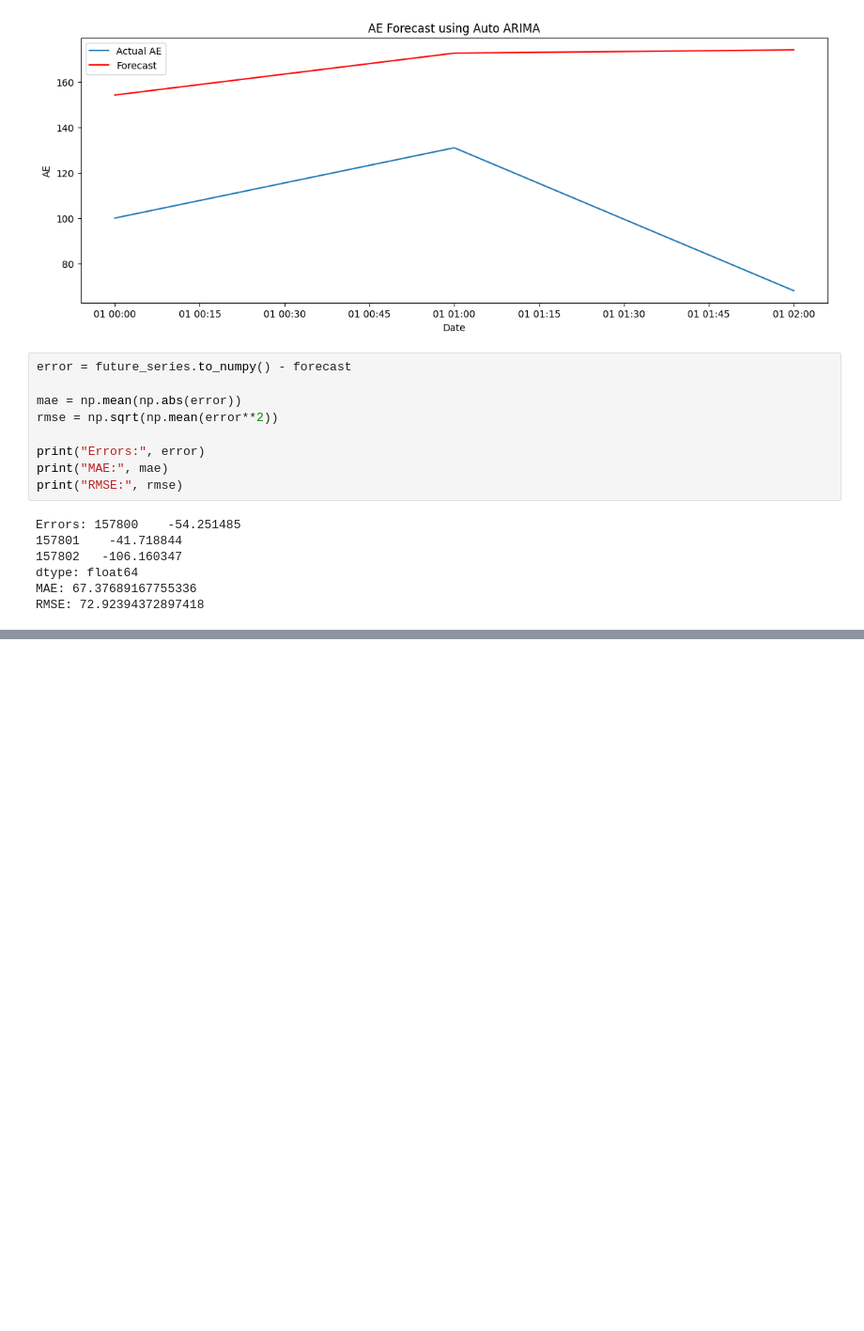
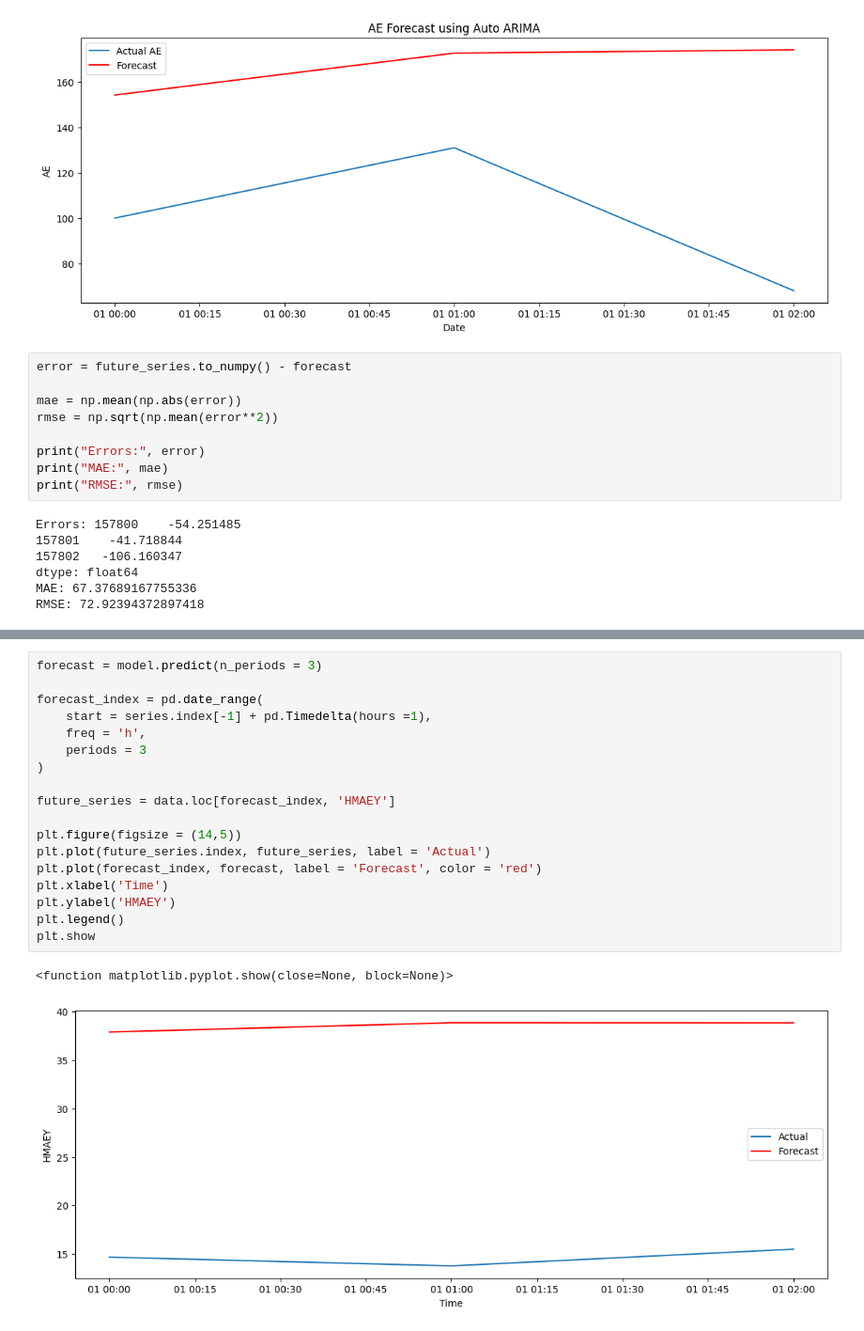
Before and after one commit to GMD-ROSS/Perturbed-Input, a Jupyter notebook: notebooks/Space_Weather_Workbook.ipynb, the cells around one changed output, grey strips where cells are left out. Shown at 94% size. Cells and saved outputs as stored; diff of their text form; blank space fills up the shorter version.

```diff
--- a/notebooks/Space_Weather_Workbook.ipynb
+++ b/notebooks/Space_Weather_Workbook.ipynb
@@ -705,0 +811,21 @@ RMSE: 72.92394372897418
+# %%
+forecast = model.predict(n_periods = 3)
+
+forecast_index = pd.date_range(
+    start = series.index[-1] + pd.Timedelta(hours =1),
+    freq = 'h',
+    periods = 3
+)
+
+future_series = data.loc[forecast_index, 'HMAEY']
+
+plt.figure(figsize = (14,5))
+plt.plot(future_series.index, future_series, label = 'Actual')
+plt.plot(forecast_index, forecast, label = 'Forecast', color = 'red')
+plt.xlabel('Time')
+plt.ylabel('HMAEY')
+plt.legend()
+plt.show
+# %% [output]
+<function matplotlib.pyplot.show(close=None, block=None)>
+[figure, added]
```
Also changed, not shown: parts of 24 cells of this notebook, 2 other files.
